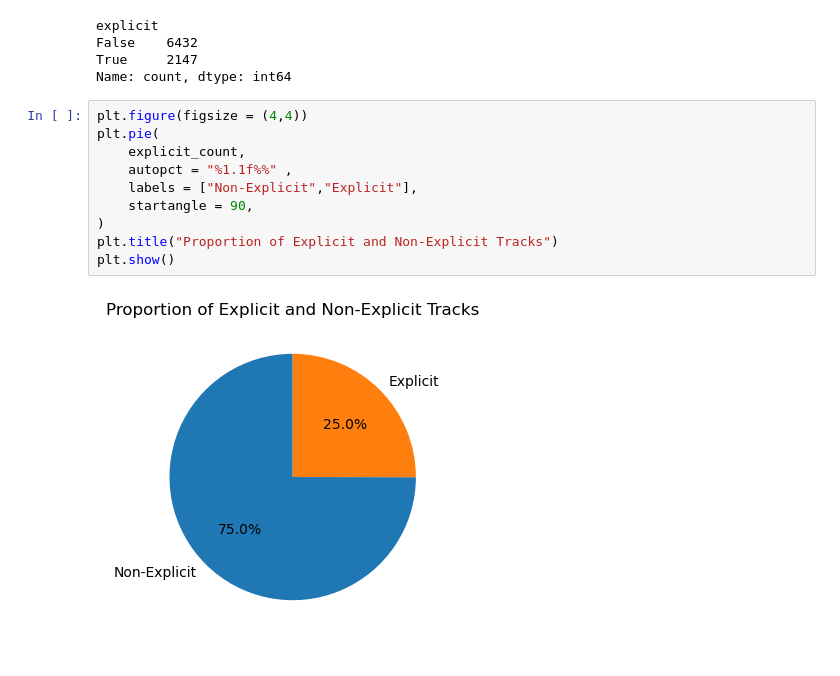
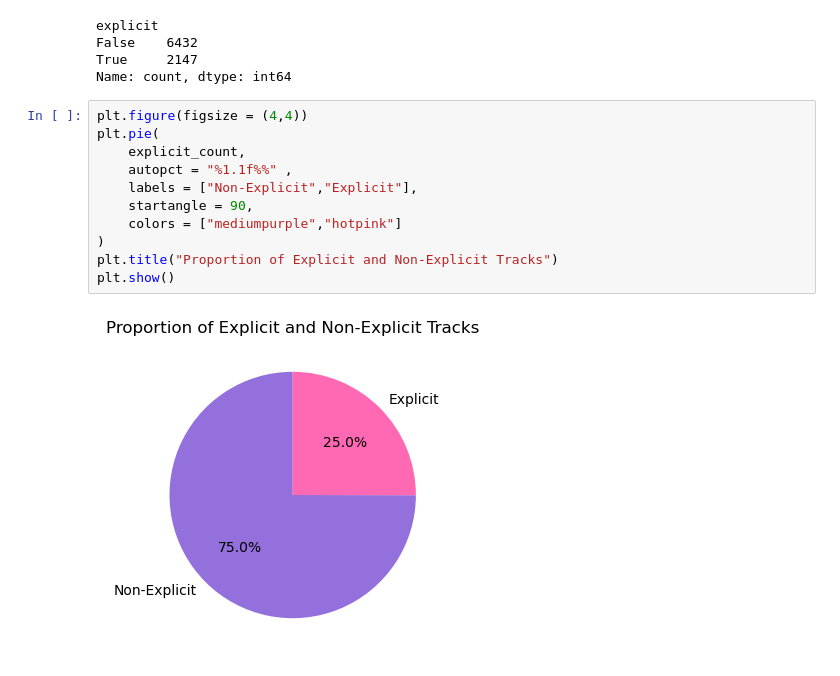
Before and after one commit to Riya-Sachdev/Spotify-EDA-Project, a Jupyter notebook: SpotifyDataAnalysis.ipynb, the cells around one changed output. Cells and saved outputs as stored; diff of their text form.

```diff
--- a/SpotifyDataAnalysis.ipynb
+++ b/SpotifyDataAnalysis.ipynb
@@ -301,12 +301,13 @@ Name: count, dtype: int64
 # %%
 plt.figure(figsize = (4,4))
 plt.pie(
     explicit_count,
     autopct = "%1.1f%%" ,
     labels = ["Non-Explicit","Explicit"],
     startangle = 90,
+    colors = ["mediumpurple","hotpink"]
 )
 plt.title("Proportion of Explicit and Non-Explicit Tracks")
 plt.show()
 # %% [output]
-[figure, old version]
+[figure, new version]
```
